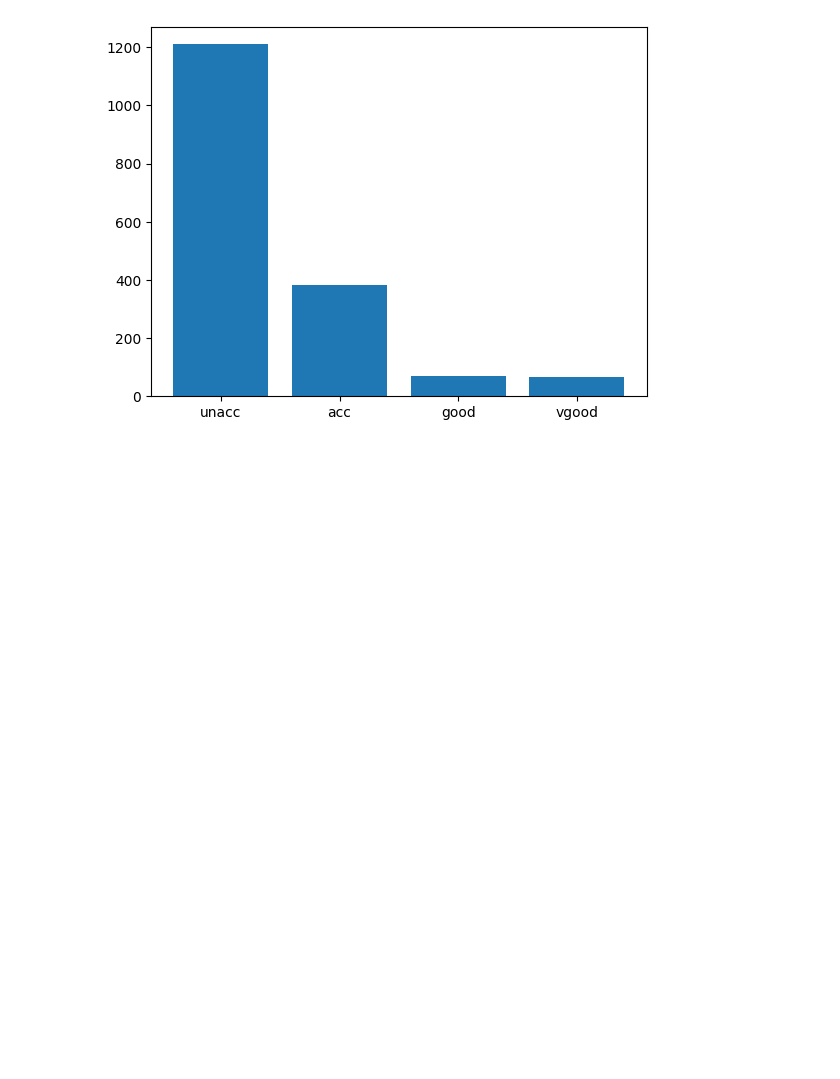
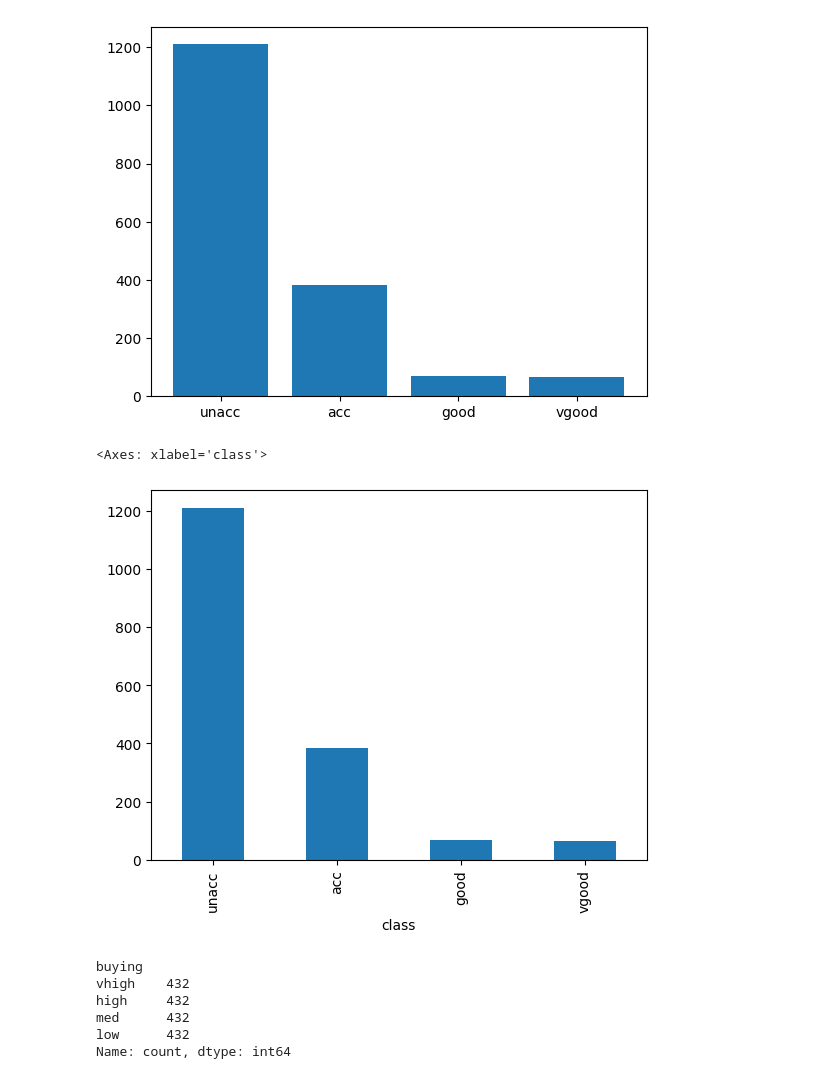
Before and after one commit to ichzann/dis08-ws2526_Boeluem_Ihsan, a Jupyter notebook: labs/08/analysis.ipynb, the cells around one changed output. Cells and saved outputs as stored; diff of their text form; code cells hidden in the pictures; blank space fills up the shorter version.

```diff
--- a/labs/08/analysis.ipynb
+++ b/labs/08/analysis.ipynb
@@ -77,3 +77,17 @@ matplotlib.pyplot.bar(
 # %% [output]
 <BarContainer object of 4 artists>
 [figure]
+# %%
+df["class"].value_counts().plot(kind = "bar")
+# %% [output]
+<Axes: xlabel='class'>
+[figure, added]
+# %%
+df["buying"].value_counts()
+# %% [output]
+buying
+vhigh    432
+high     432
+med      432
+low      432
+Name: count, dtype: int64
```
Also changed, not shown: parts of 1 cell of this notebook.
